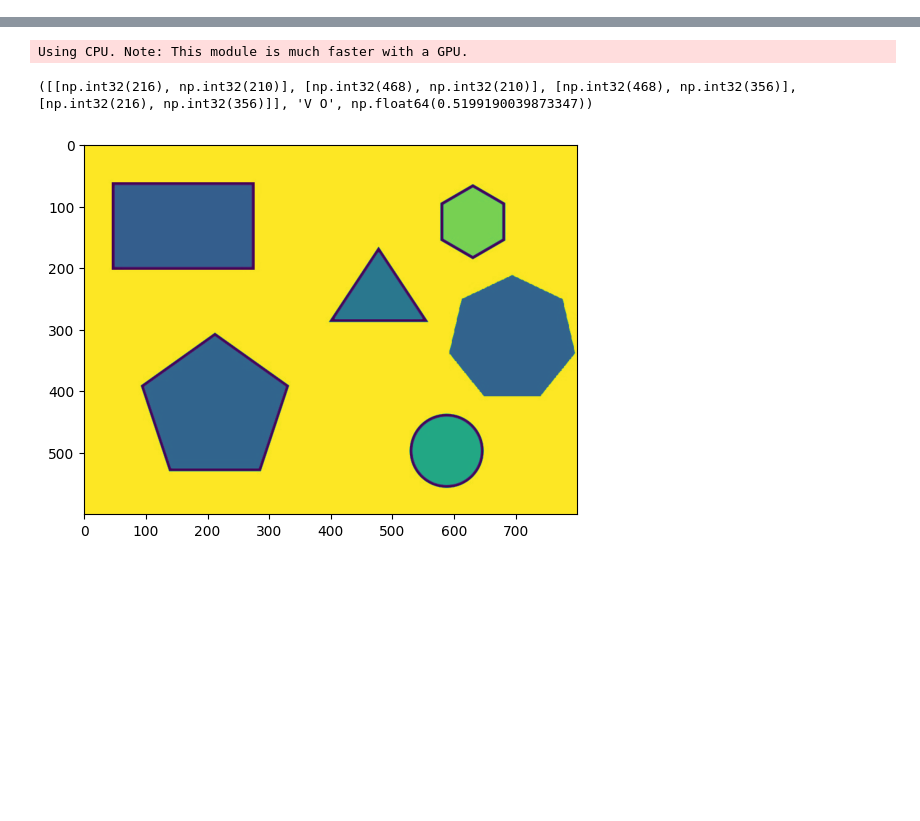
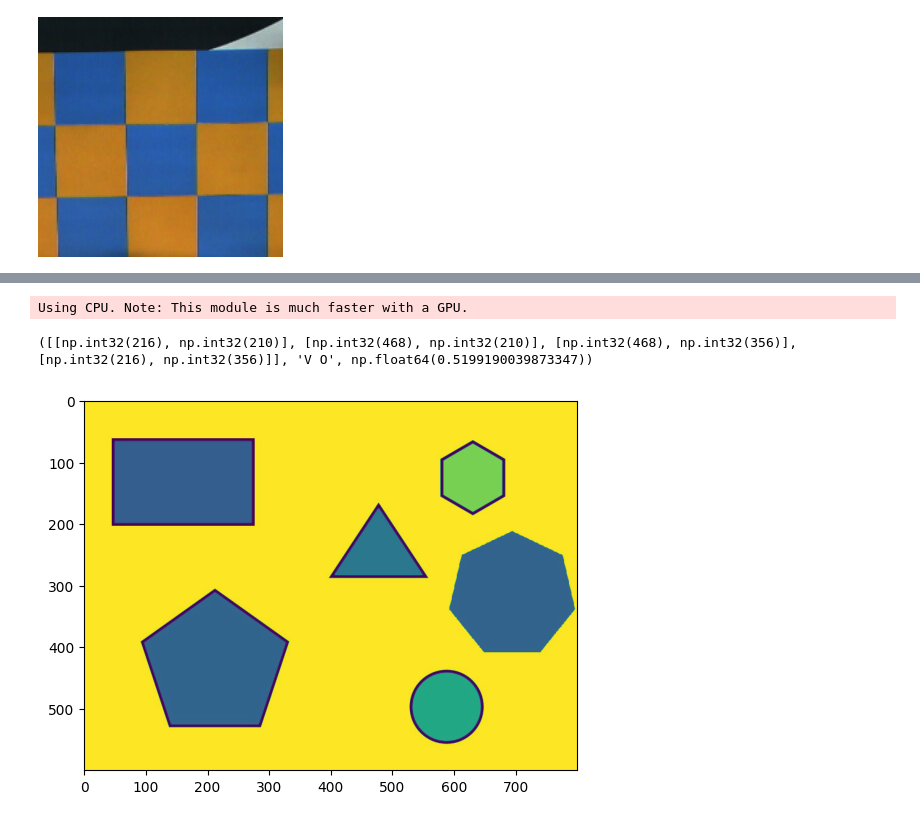
Before and after one commit to SamAdams1/ur3Chess, a Jupyter notebook: computerVision.ipynb, the cells around one changed output, grey strips where cells are left out. Drawn from its saved outputs; the diff is of its cells as text; code cells hidden in the pictures; blank space fills up the shorter version.

```diff
--- a/computerVision.ipynb
+++ b/computerVision.ipynb
@@ -21,0 +32,9 @@ im
+# %%
+left = 240
+top = 0
+right = 485
+bottom = 240
+q2 = im.crop((left, top, right, bottom))
+q2
+# %% [output]
+[figure, added]
```
Also changed, not shown: parts of 6 cells of this notebook, 4 other files.
